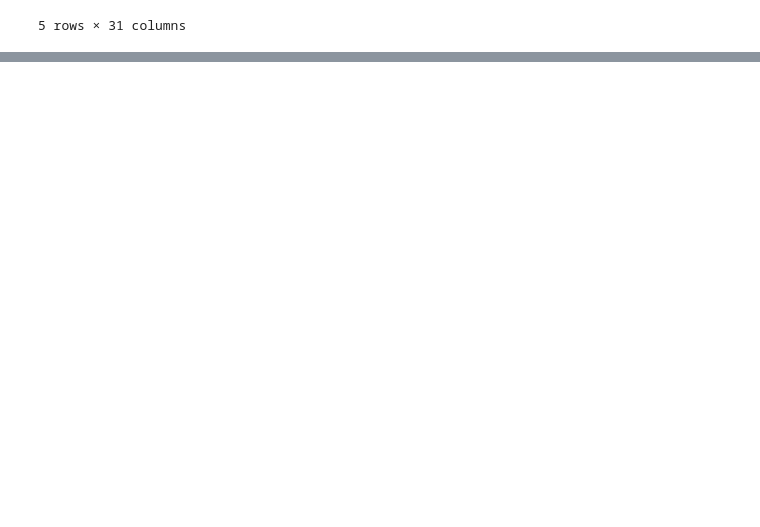
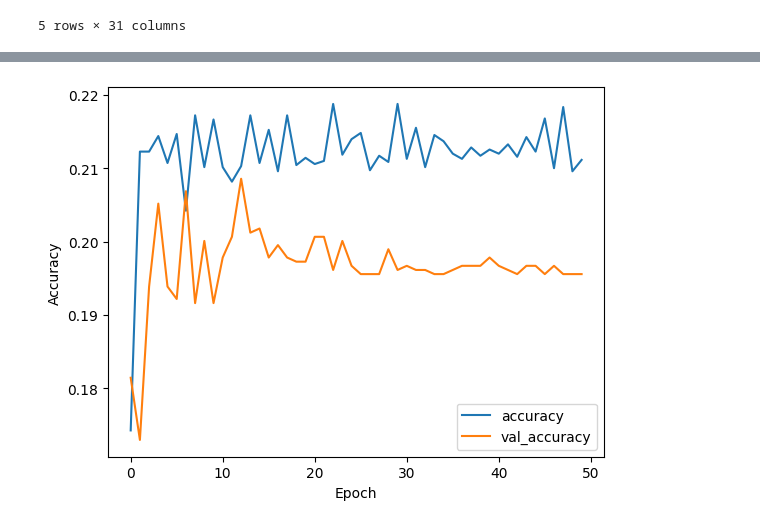
Before and after one commit to larakaracasu/Phishing-Websites, a Jupyter notebook: CNN_model.ipynb, the cells around one changed output, grey strips where cells are left out. Saved outputs shown, nothing was run; the diff lists cells and outputs as text; code cells hidden in the pictures; blank space fills up the shorter version.

```diff
--- a/CNN_model.ipynb
+++ b/CNN_model.ipynb
@@ -95,0 +131,11 @@ Accuracy: 0.18317503392130258
+# %%
+# Train the model with early stopping
+early_stopping = tf.keras.callbacks.EarlyStopping(monitor='val_loss', patience=3, restore_best_weights=True)
+history = model.fit(X_train, Y_train, epochs=50, batch_size=64, validation_split=0.2, callbacks=[early_stopping])
+
+predictions = model.predict(X_test)
+predictions_binary = np.round(predictions)
+accuracy = accuracy_score(Y_test, predictions_binary)
+precision = precision_score(Y_test, predictions_binary, average='macro')
+print(f"Accuracy: {accuracy}")
+print(f"Precision: {precision}")
@@ -95,0 +160,10 @@ Accuracy: 0.18317503392130258
+# %%
+# Plot training history
+plt.plot(history.history['accuracy'], label='accuracy')
+plt.plot(history.history['val_accuracy'], label='val_accuracy')
+plt.xlabel('Epoch')
+plt.ylabel('Accuracy')
+plt.legend(loc='lower right')
+plt.show()
+# %% [output]
+[figure, added]
```
Also changed, not shown: parts of 6 cells of this notebook.
